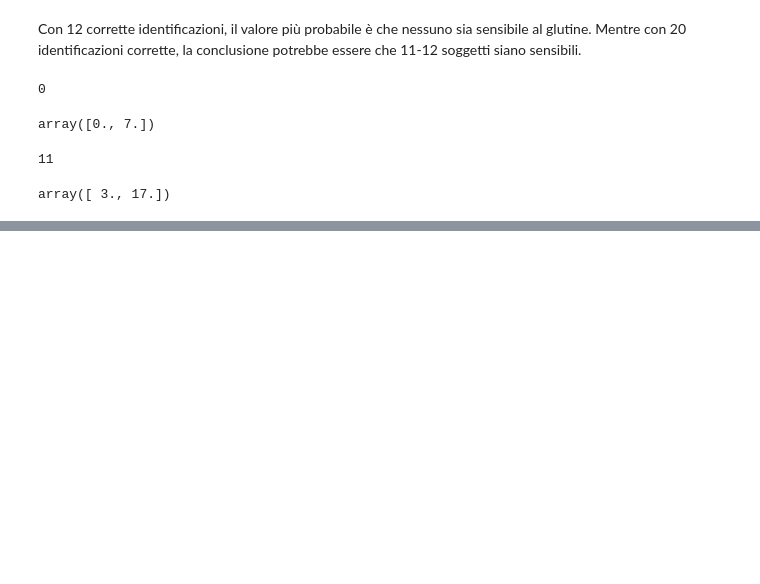
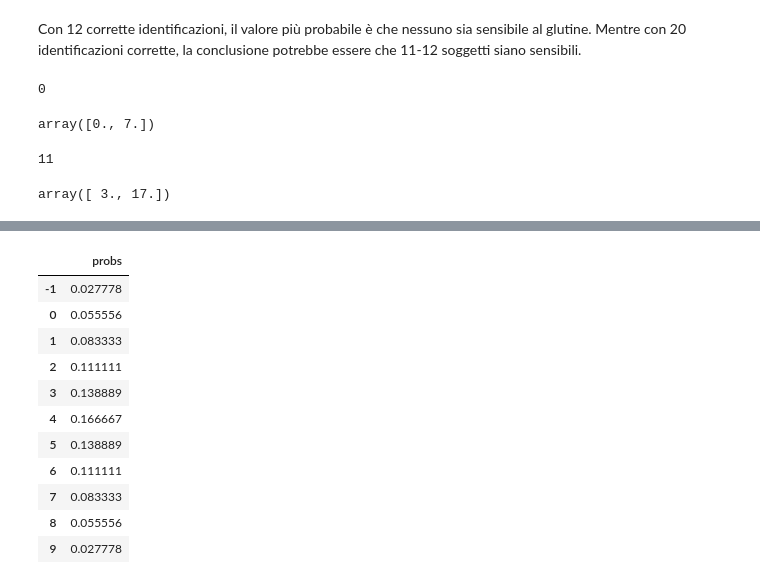
Before and after one commit to fdalforno/stats101, a Jupyter notebook: 20-Quote e addizioni.ipynb, the cells around one changed output, grey strips where cells are left out. Drawn from its saved outputs; the diff is of its cells as text; code cells hidden in the pictures; blank space fills up the shorter version.

```diff
--- a/20-Quote e addizioni.ipynb
+++ b/20-Quote e addizioni.ipynb
@@ -468,0 +588,17 @@ array([ 3., 17.])
+# %%
+# Questo è il numero dei punti dopo il primo attacco
+hp_after = Pmf.sub_dist(hp_before, 3)
+hp_after
+# %% [output]
+|  | probs |
+| -1 | 0.027778 |
+| 0 | 0.055556 |
+| 1 | 0.083333 |
+| 2 | 0.111111 |
+| 3 | 0.138889 |
+| 4 | 0.166667 |
+| 5 | 0.138889 |
+| 6 | 0.111111 |
+| 7 | 0.083333 |
+| 8 | 0.055556 |
+| 9 | 0.027778 |
```
Also changed, not shown: parts of 27 cells of this notebook, 12 other files.
